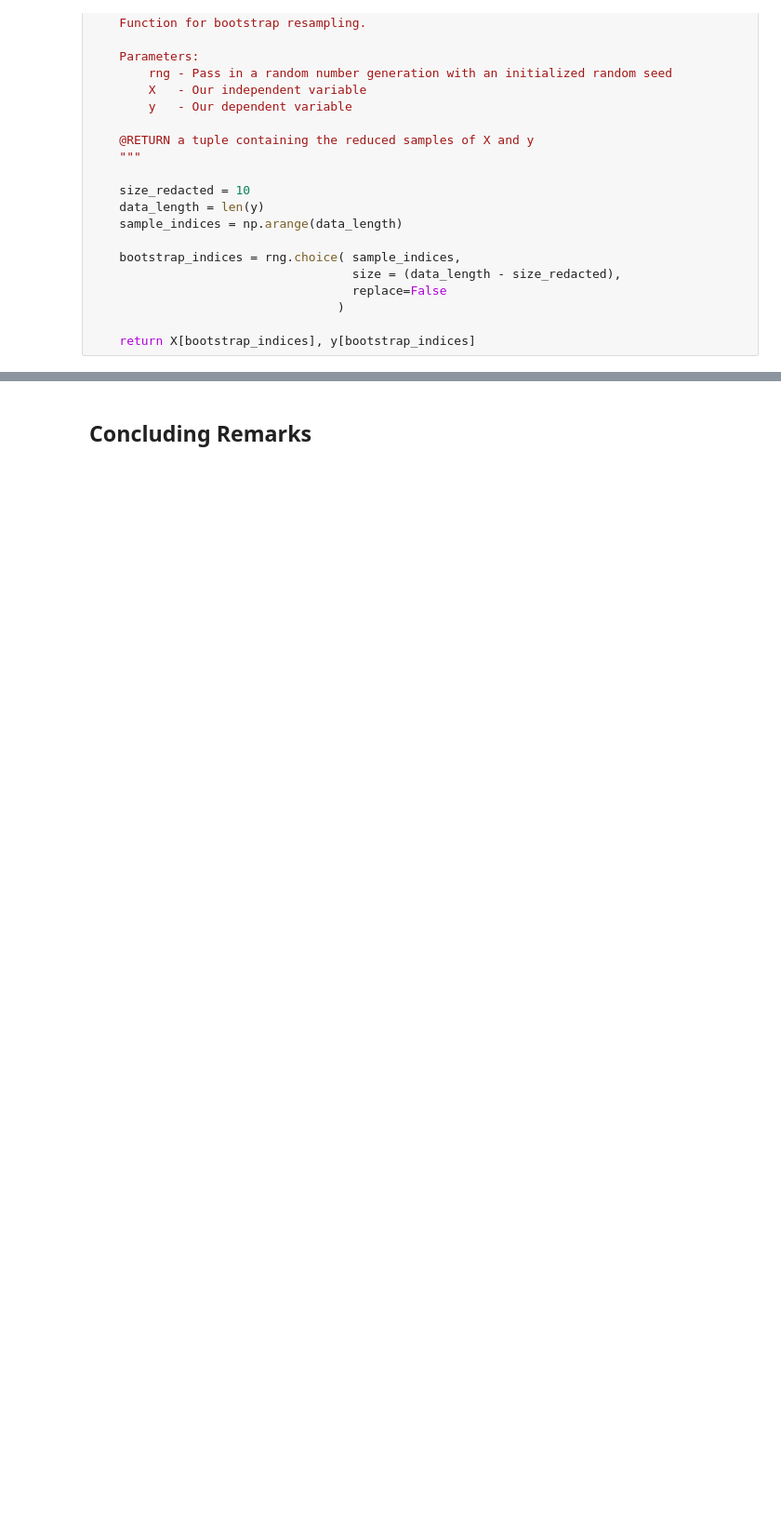
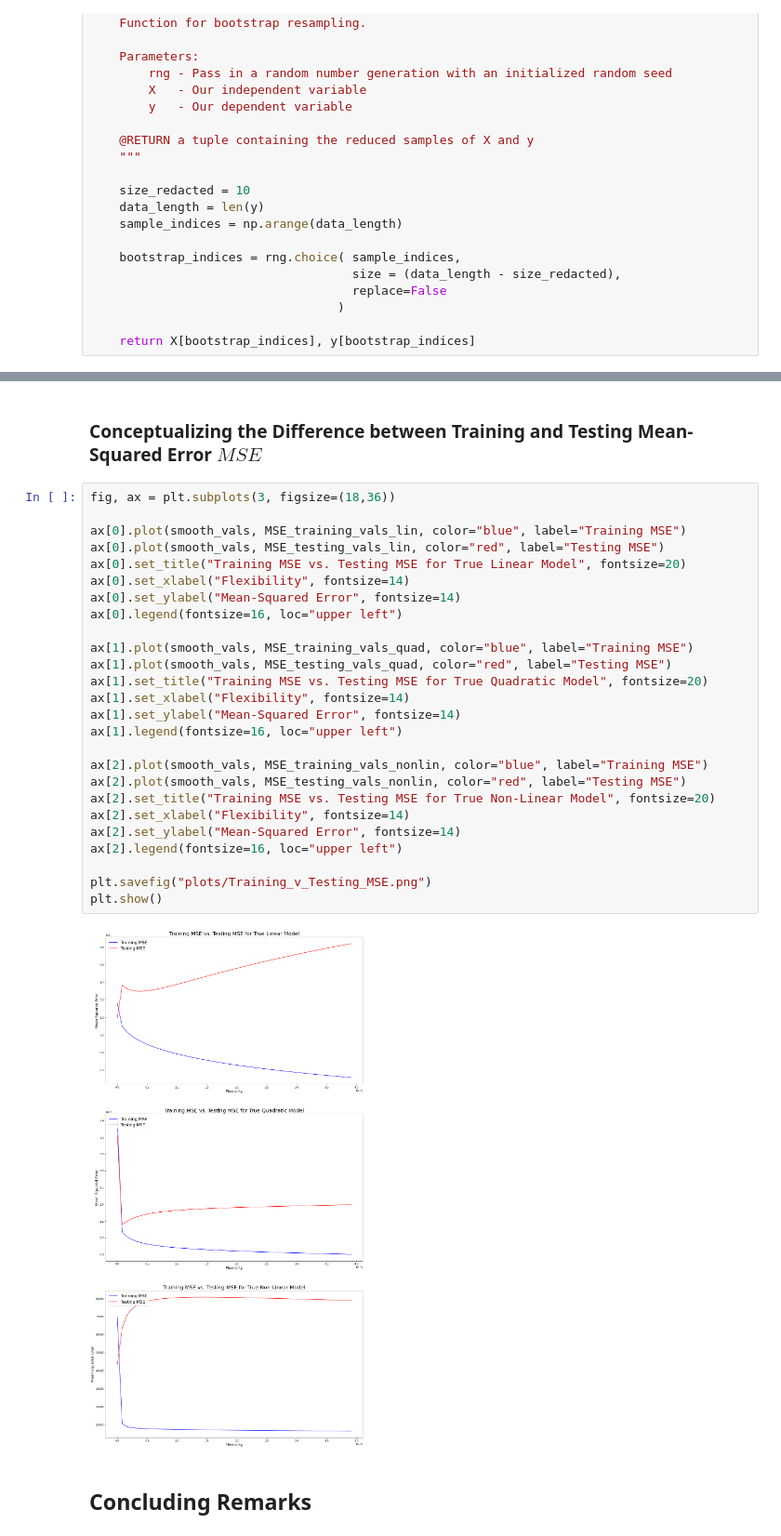
Before and after one commit to ririye01/Exploring-Errors-in-Regression, a Jupyter notebook: Errors in Regression.ipynb, the cells around one changed output, grey strips where cells are left out. Shown at 93% size. Saved outputs shown, nothing was run; the diff lists cells and outputs as text; blank space fills up the shorter version.

```diff
--- a/Errors in Regression.ipynb
+++ b/Errors in Regression.ipynb
@@ -292,2 +449,32 @@ def draw_bootstrap_sample(rng, X, y):
+# %% [markdown]
+### **Conceptualizing the Difference between Training and Testing Mean-Squared Error $MSE$**
+# %%
+fig, ax = plt.subplots(3, figsize=(18,36))
+
+ax[0].plot(smooth_vals, MSE_training_vals_lin, color="blue", label="Training MSE")
+ax[0].plot(smooth_vals, MSE_testing_vals_lin, color="red", label="Testing MSE")
+ax[0].set_title("Training MSE vs. Testing MSE for True Linear Model", fontsize=20)
+ax[0].set_xlabel("Flexibility", fontsize=14)
+ax[0].set_ylabel("Mean-Squared Error", fontsize=14)
+ax[0].legend(fontsize=16, loc="upper left")
+
+ax[1].plot(smooth_vals, MSE_training_vals_quad, color="blue", label="Training MSE")
+ax[1].plot(smooth_vals, MSE_testing_vals_quad, color="red", label="Testing MSE")
+ax[1].set_title("Training MSE vs. Testing MSE for True Quadratic Model", fontsize=20)
+ax[1].set_xlabel("Flexibility", fontsize=14)
+ax[1].set_ylabel("Mean-Squared Error", fontsize=14)
+ax[1].legend(fontsize=16, loc="upper left")
+
+ax[2].plot(smooth_vals, MSE_training_vals_nonlin, color="blue", label="Training MSE")
+ax[2].plot(smooth_vals, MSE_testing_vals_nonlin, color="red", label="Testing MSE")
+ax[2].set_title("Training MSE vs. Testing MSE for True Non-Linear Model", fontsize=20)
+ax[2].set_xlabel("Flexibility", fontsize=14)
+ax[2].set_ylabel("Mean-Squared Error", fontsize=14)
+ax[2].legend(fontsize=16, loc="upper left")
+
+plt.savefig("plots/Training_v_Testing_MSE.png")
+plt.show()
+# %% [output]
+[figure, added]
 # %% [markdown]
 ## **Concluding Remarks**
```
Also changed, not shown: parts of 14 cells of this notebook, 4 other files.
